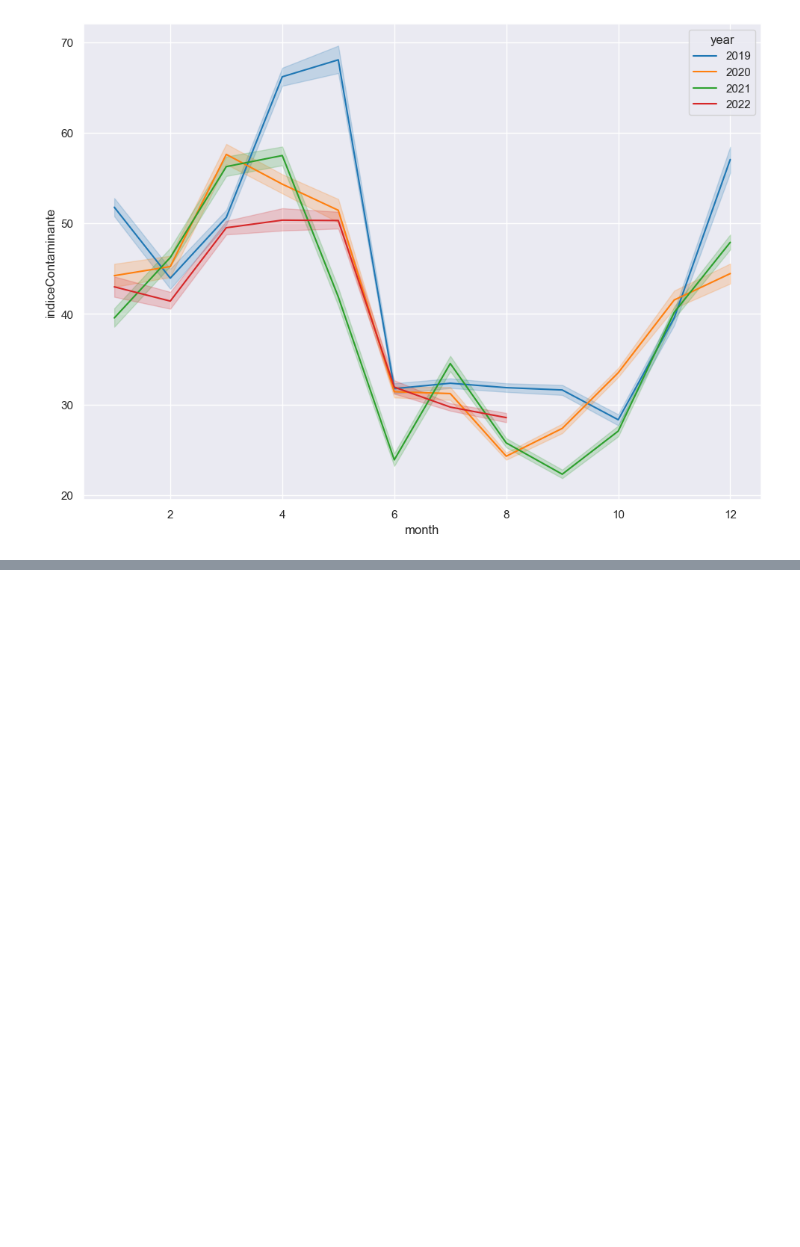
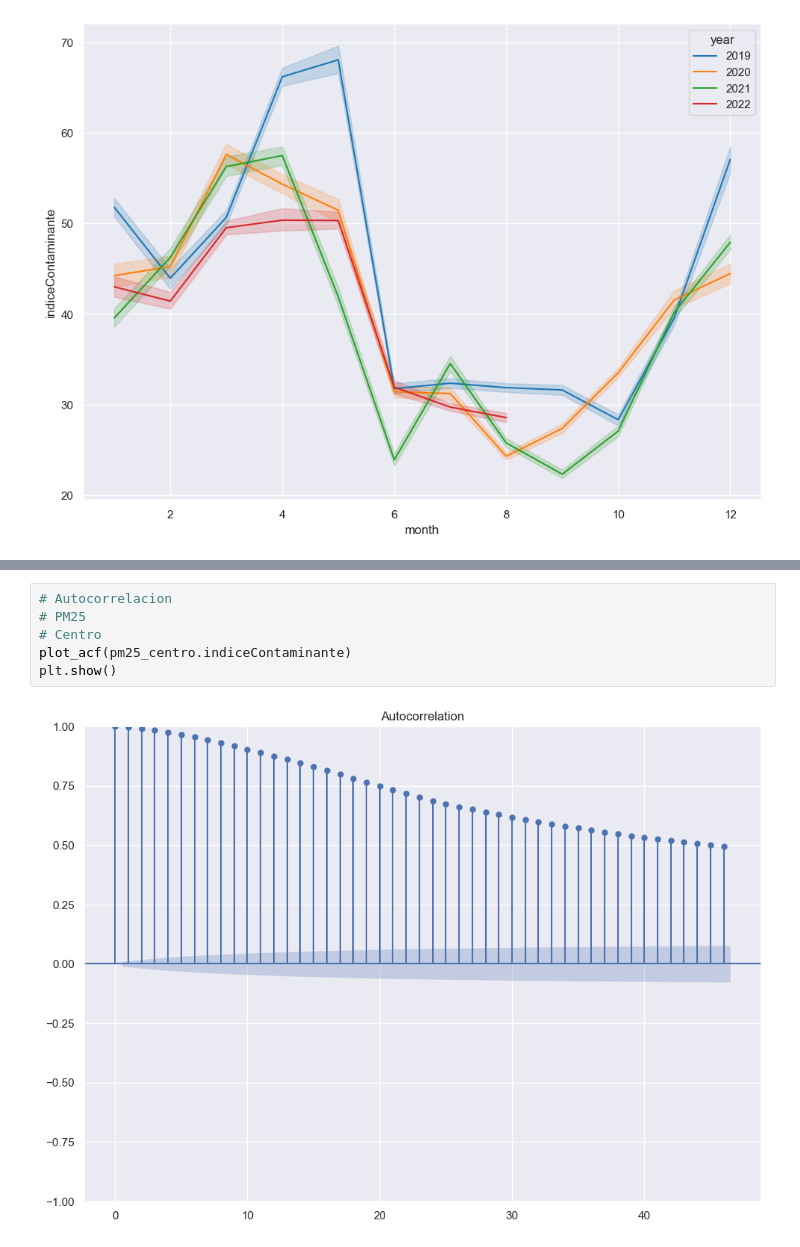
Before and after one commit to Vapss/Modelo-ML-IA-DataMining, a Jupyter notebook: TratamientoYModelo.ipynb, the cells around one changed output, grey strips where cells are left out. Cells and saved outputs as stored; diff of their text form; blank space fills up the shorter version.

```diff
--- a/TratamientoYModelo.ipynb
+++ b/TratamientoYModelo.ipynb
@@ -790,0 +835,8 @@ sns.heatmap(indice_contaminacion.corr(), annot=True, fmt='.0%')
+# %%
+# Autocorrelacion
+# PM25
+# Centro
+plot_acf(pm25_centro.indiceContaminante)
+plt.show()
+# %% [output]
+[figure, added]
```
Also changed, not shown: parts of 3 cells of this notebook, 7 other files.
